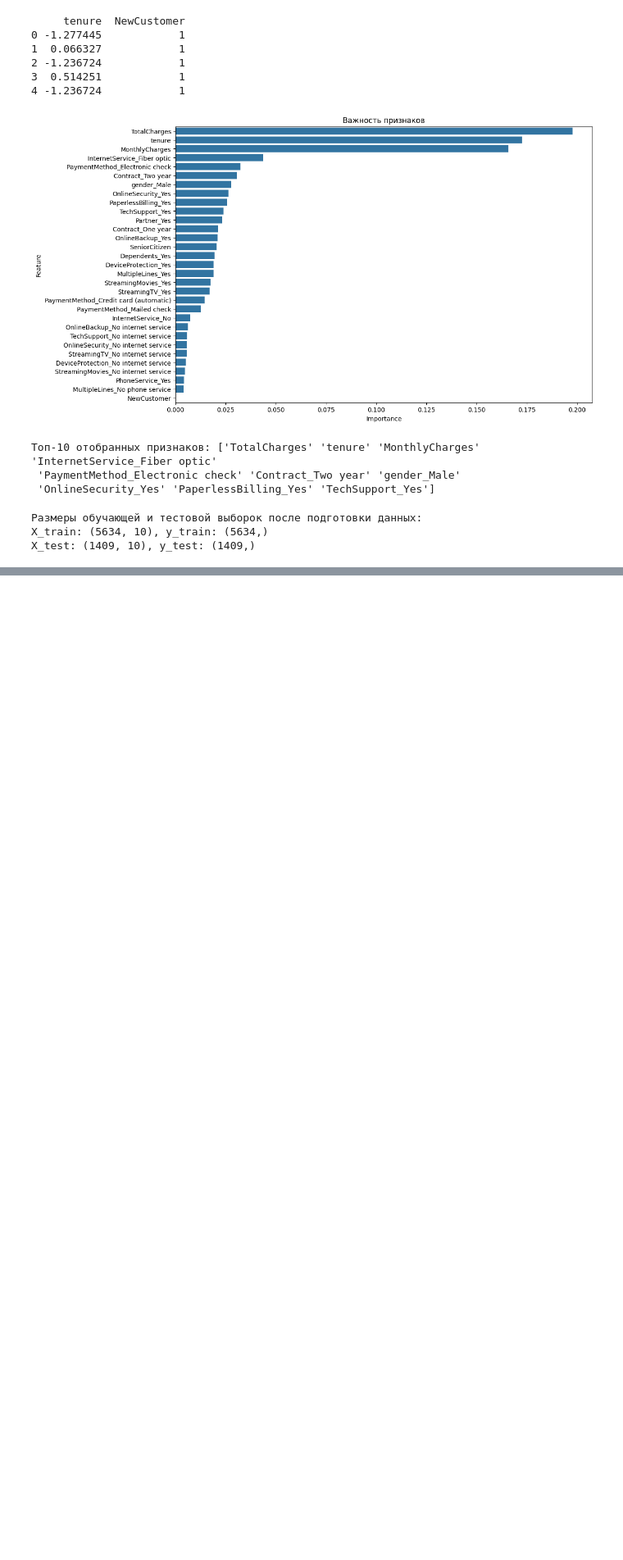
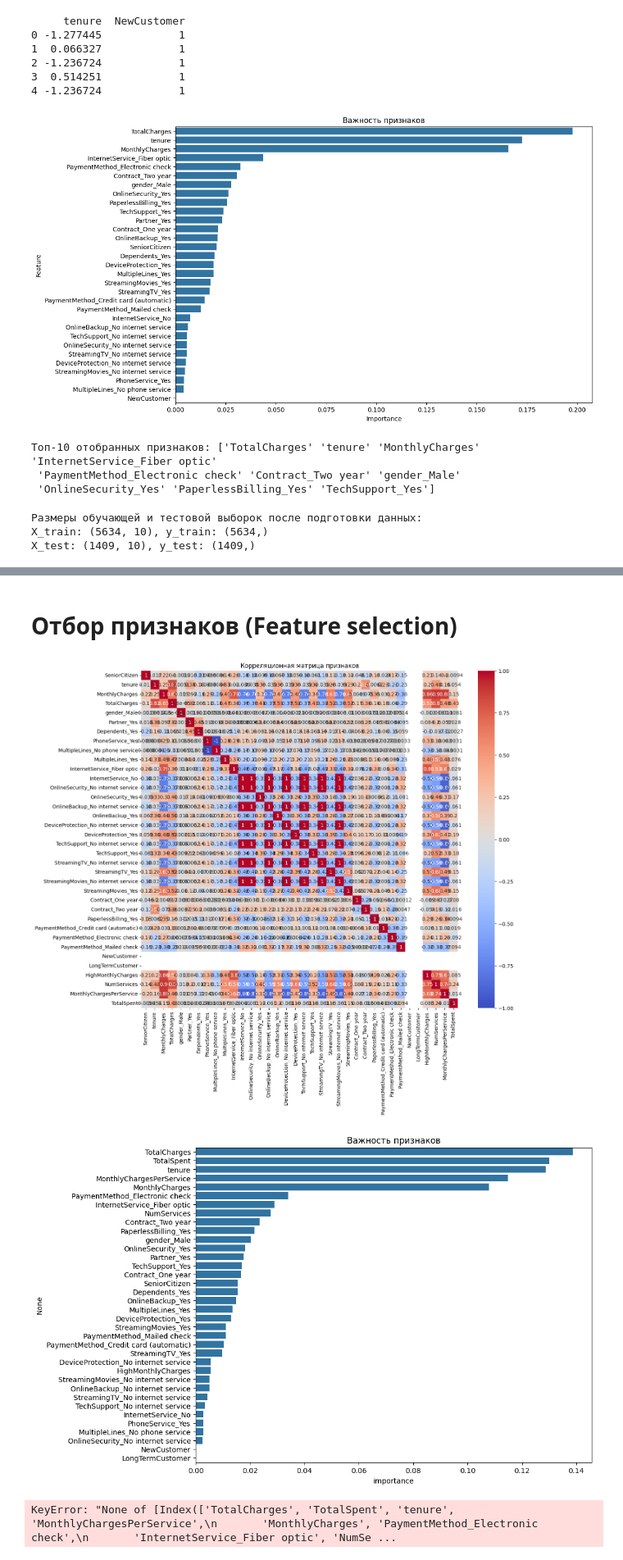
Before and after one commit to master-of-the-dungeon/ITiABD-PM22-7-Nikolay-Sedov, a Jupyter notebook: ML/KR/kr2.ipynb, the cells around one changed output, grey strips where cells are left out. Shown at 82% size. Drawn from its saved outputs; the diff is of its cells as text; code cells hidden in the pictures; blank space fills up the shorter version.

```diff
--- a/ML/KR/kr2.ipynb
+++ b/ML/KR/kr2.ipynb
@@ -158,0 +231,59 @@ X_test: (1409, 10), y_test: (1409,)
+# %% [markdown]
+# Отбор признаков (Feature selection)
+# %%
+# Отбор признаков (Feature selection)
+
+# Импорт необходимых библиотек
+import pandas as pd
+import seaborn as sns
+import matplotlib.pyplot as plt
+from sklearn.ensemble import RandomForestClassifier
+from sklearn.feature_selection import SelectKBest, chi2
+from sklearn.model_selection import train_test_split
+
+# Предположим, что данные уже загружены и предобработаны в DataFrame `df`
+
+# Целевая переменная
+target = 'Churn'
+
+# Разделение данных на обучающую и тестовую выборки
+X = df.drop(columns=[target, 'customerID'])  # Исключаем целевую переменную и идентификатор клиента
+y = df[target].apply(lambda x: 1 if x == 'Yes' else 0)  # Преобразуем целевую переменную в числовой формат
+
+X_train, X_test, y_train, y_test = train_test_split(X, y, test_size=0.2, random_state=42)
+
+# 1. Корреляционная матрица
+plt.figure(figsize=(14, 12))
+corr_matrix = X.corr()
+sns.heatmap(corr_matrix, annot=True, cmap='coolwarm')
+plt.title('Корреляционная матрица признаков')
+plt.show()
+
+# Удаление признаков с высокой корреляцией
+threshold = 0.8
+high_corr_features = [column for column in corr_matrix.columns if any(abs(corr_matrix[column]) > threshold) and column != 'Churn']
+X = X.drop(columns=high_corr_features)
+
+# 2. Оценка важности признаков с помощью модели Random Forest
+model = RandomForestClassifier(n_estimators=100, random_state=42)
+model.fit(X_train, y_train)
+
+# Получение важности признаков
+feature_importances = pd.DataFrame(model.feature_importances_, index=X_train.columns, columns=['importance']).sort_values('importance', ascending=False)
+
+# Отображение важности признаков
+plt.figure(figsize=(10, 8))
+sns.barplot(x=feature_importances['importance'], y=feature_importances.index)
+plt.title('Важность признаков')
+plt.show()
+
+# Выбор наиболее важных признаков
+selected_features = feature_importances[feature_importances['importance'] > 0.01].index.tolist()
+X = X[selected_features]
+
+# Вывод выбранных признаков
+print("Выбранные признаки:", selected_features)
+# %% [output]
+[figure, added]
+[figure, added]
+KeyError: "None of [Index(['TotalCharges', 'TotalSpent', 'tenure', 'MonthlyChargesPerService',\n       'MonthlyCharges', 'PaymentMethod_Electronic check',\n       'InternetService_Fiber optic', 'NumSe ...
```
Also changed, not shown: parts of 3 cells of this notebook, 6 other files.
